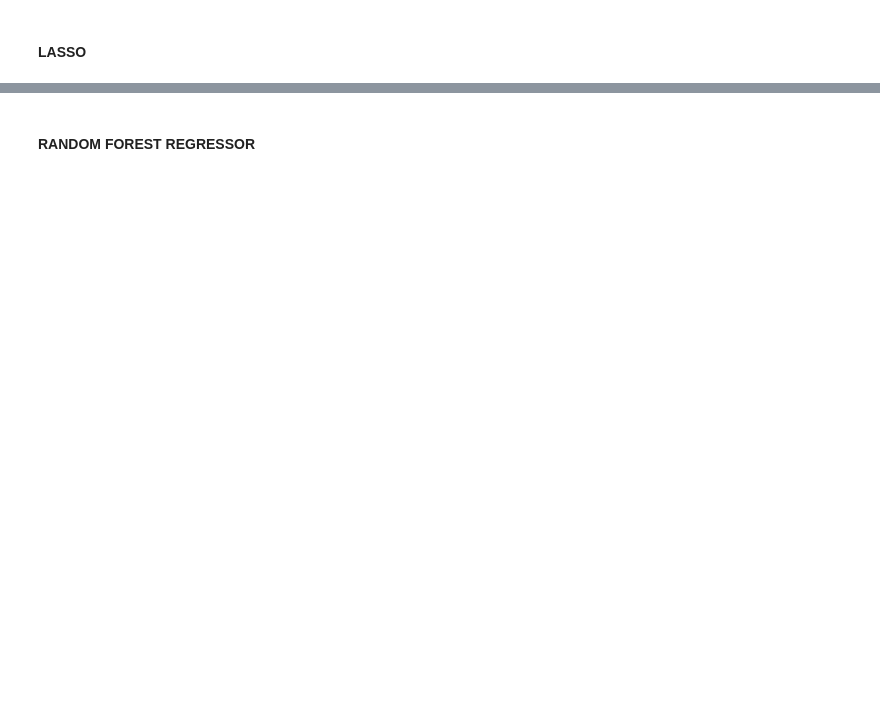
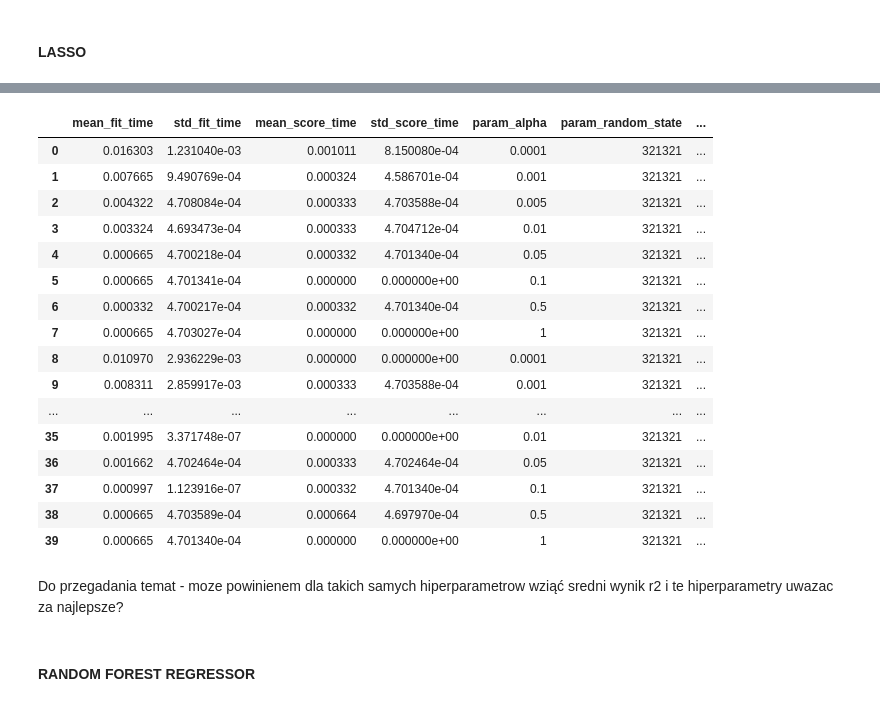
Before and after one commit to DawidSzczerba/umwpl2021-hepatoxicity-prediction, a Jupyter notebook: notebooks/alt_prediction.ipynb, the cells around one changed output, grey strips where cells are left out. Drawn from its saved outputs; the diff is of its cells as text; code cells hidden in the pictures; blank space fills up the shorter version.

Commit message:
Add nested cross validation in alt_prediction.ipynb

```diff
--- a/notebooks/alt_prediction.ipynb
+++ b/notebooks/alt_prediction.ipynb
@@ -21,7 +21,7 @@ X = data_train.values
 y = y.values
 
 # podzielenie danych na dwa zbiory testowy i treningowy
-
-X_train, X_test, y_train, y_test = train_test_split(X, y, test_size=0.2, random_state=42)
-print(X_train.shape)
-print(X_test.shape)
+#
+# X_train, X_test, y_train, y_test = train_test_split(X, y, test_size=0.2, random_state=43122)
+# print(X_train.shape)
+# print(X_test.shape)
@@ -55,2 +30,4 @@ list(kf.split(X))
+# %%
+cv_outer = KFold(n_splits=5, shuffle=True, random_state=132312)
 # %% [markdown]
 #### LASSO
@@ -60,0 +34,27 @@ grid_cv_lr_fit = grid_cv_lr.fit(X_train, y_train)
+# %%
+cv_results=pd.DataFrame()
+outer_results = []
+for train_index, test_index in cv_outer.split(X):
+    results = []
+    # split data
+    X_train, X_test = X[train_index], X[test_index]
+    y_train, y_test = y[train_index], y[test_index]
+    # configure the cross-validation procedure
+    cv_inner = KFold(n_splits=3, shuffle=True, random_state=75579)
+    # define the model
+    model = Lasso()
+    # define search space
+    hyperparams_grid = {'alpha': [0.0001, 0.001, 0.005, 0.01, 0.05, 0.1, 0.5, 1], 'random_state': [321321]}
+    # define search
+    search = GridSearchCV(model, hyperparams_grid, scoring='r2', cv=cv_inner, return_train_score=True, verbose=1000)
+    search_fit = search.fit(X_train, y_train)
+
+    cv_result = pd.DataFrame(search_fit.cv_results_)
+    cv_results = cv_results.append(cv_result, ignore_index=True)
+    # get the best performing model fit on the whole training set and evaluate model on the hold out dataset
+    best_model = search_fit.best_estimator_
+    yhat = best_model.predict(X_test)
+    # evaluate the model
+    r2 = r2_score(y_test, yhat)
+    # store the result
+    outer_results.append((r2, search_fit.best_estimator_, search_fit.best_params_))
@@ -61 +133,23 @@ grid_cv_lr_fit = grid_cv_lr.fit(X_train, y_train)
+# %%
+cv_results
+# %% [output]
+|  | mean_fit_time | std_fit_time | mean_score_time | std_score_time | param_alpha | param_random_state | ... |
+| 0 | 0.016303 | 1.231040e-03 | 0.001011 | 8.150080e-04 | 0.0001 | 321321 | ... |
+| 1 | 0.007665 | 9.490769e-04 | 0.000324 | 4.586701e-04 | 0.001 | 321321 | ... |
+| 2 | 0.004322 | 4.708084e-04 | 0.000333 | 4.703588e-04 | 0.005 | 321321 | ... |
+| 3 | 0.003324 | 4.693473e-04 | 0.000333 | 4.704712e-04 | 0.01 | 321321 | ... |
+| 4 | 0.000665 | 4.700218e-04 | 0.000332 | 4.701340e-04 | 0.05 | 321321 | ... |
+| 5 | 0.000665 | 4.701341e-04 | 0.000000 | 0.000000e+00 | 0.1 | 321321 | ... |
+| 6 | 0.000332 | 4.700217e-04 | 0.000332 | 4.701340e-04 | 0.5 | 321321 | ... |
+| 7 | 0.000665 | 4.703027e-04 | 0.000000 | 0.000000e+00 | 1 | 321321 | ... |
+| 8 | 0.010970 | 2.936229e-03 | 0.000000 | 0.000000e+00 | 0.0001 | 321321 | ... |
+| 9 | 0.008311 | 2.859917e-03 | 0.000333 | 4.703588e-04 | 0.001 | 321321 | ... |
+| ... | ... | ... | ... | ... | ... | ... | ... |
+| 35 | 0.001995 | 3.371748e-07 | 0.000000 | 0.000000e+00 | 0.01 | 321321 | ... |
+| 36 | 0.001662 | 4.702464e-04 | 0.000333 | 4.702464e-04 | 0.05 | 321321 | ... |
+| 37 | 0.000997 | 1.123916e-07 | 0.000332 | 4.701340e-04 | 0.1 | 321321 | ... |
+| 38 | 0.000665 | 4.703589e-04 | 0.000664 | 4.697970e-04 | 0.5 | 321321 | ... |
+| 39 | 0.000665 | 4.701340e-04 | 0.000000 | 0.000000e+00 | 1 | 321321 | ... |
+# %% [markdown]
+Do przegadania temat - moze powinienem dla takich samych hiperparametrow wziąć sredni wynik r2 i te hiperparametry uwazac za najlepsze?
 # %%
```
Also changed, not shown: parts of 16 cells of this notebook, 1 other file.
